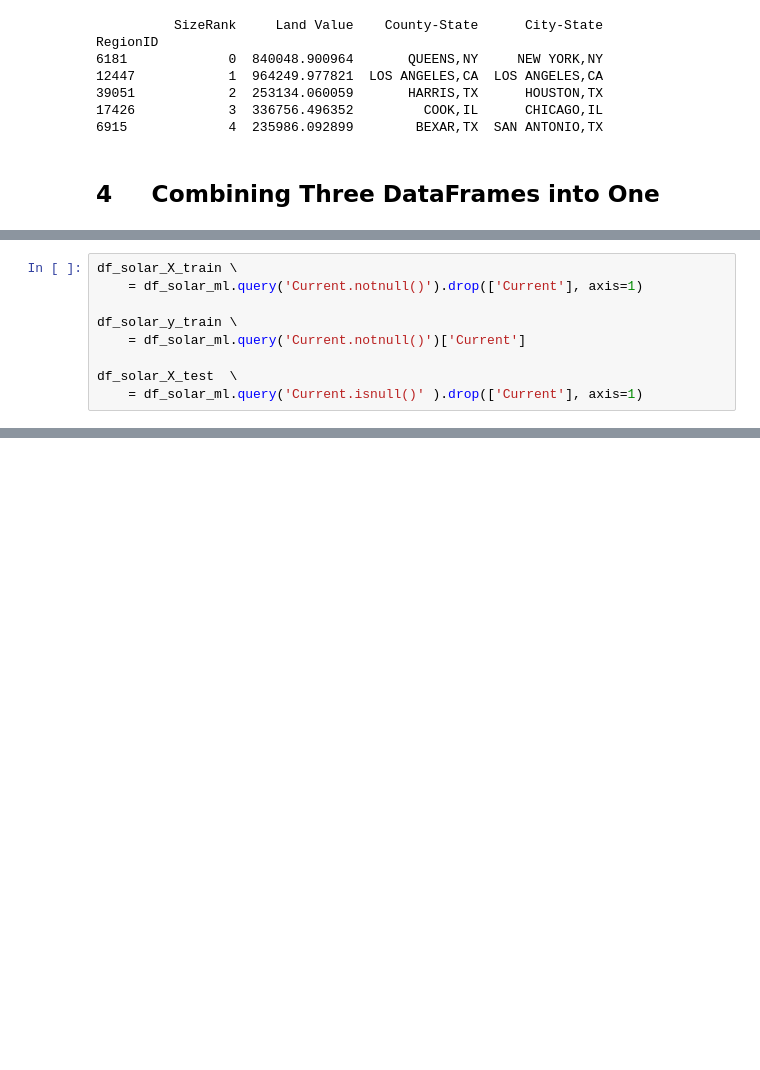
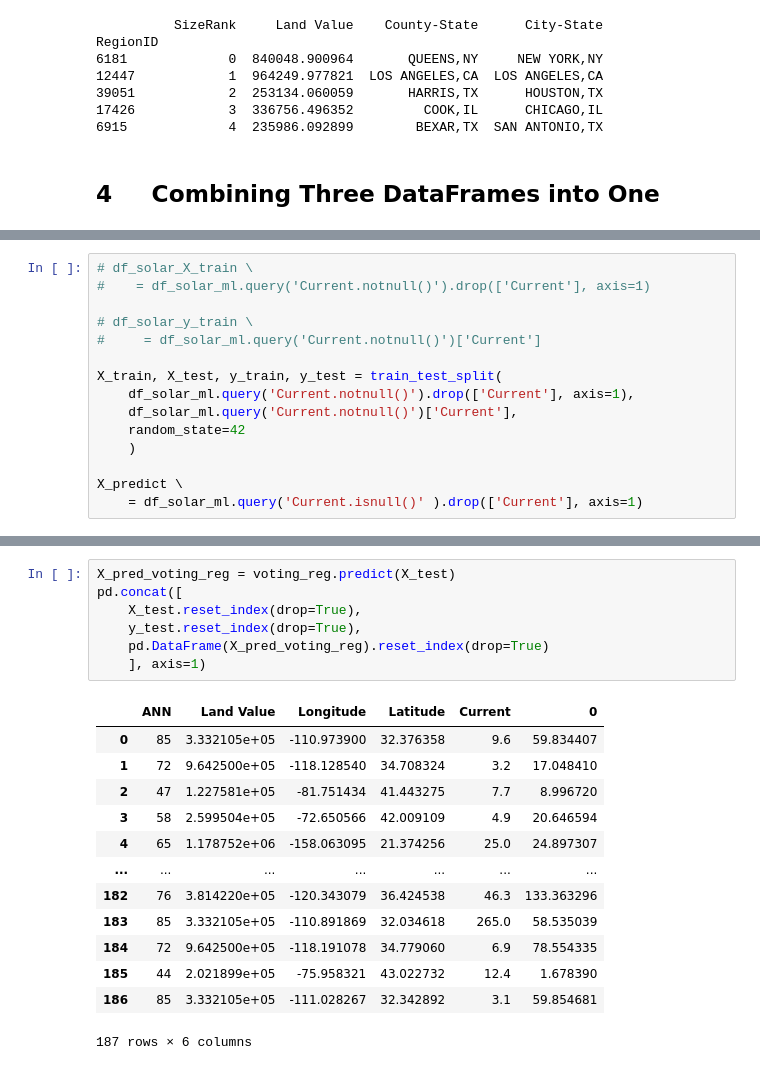
Before and after one commit to Nathan-Oyama-Personal/berkeley-ai, a Jupyter notebook: module20/eda.ipynb, the cells around one changed output, grey strips where cells are left out. Cells and saved outputs as stored; diff of their text form; blank space fills up the shorter version.

```diff
--- a/module20/eda.ipynb
+++ b/module20/eda.ipynb
@@ -416,9 +443,15 @@ print(df_solar.query('Current.isnull()').shape)
 # %%
-df_solar_X_train \
-    = df_solar_ml.query('Current.notnull()').drop(['Current'], axis=1)
+# df_solar_X_train \
+#    = df_solar_ml.query('Current.notnull()').drop(['Current'], axis=1)
 
-df_solar_y_train \
-    = df_solar_ml.query('Current.notnull()')['Current']
+# df_solar_y_train \
+#     = df_solar_ml.query('Current.notnull()')['Current']
 
-df_solar_X_test  \
+X_train, X_test, y_train, y_test = train_test_split(
+    df_solar_ml.query('Current.notnull()').drop(['Current'], axis=1),
+    df_solar_ml.query('Current.notnull()')['Current'],
+    random_state=42
+    )
+
+X_predict \
     = df_solar_ml.query('Current.isnull()' ).drop(['Current'], axis=1)
@@ -453,0 +562,21 @@ print(df_solar_X_test.head())
+# %%
+X_pred_voting_reg = voting_reg.predict(X_test)
+pd.concat([
+    X_test.reset_index(drop=True),
+    y_test.reset_index(drop=True),
+    pd.DataFrame(X_pred_voting_reg).reset_index(drop=True)
+    ], axis=1)
+# %% [output]
+|  | ANN | Land Value | Longitude | Latitude | Current | 0 |
+| 0 | 85 | 3.332105e+05 | -110.973900 | 32.376358 | 9.6 | 59.834407 |
+| 1 | 72 | 9.642500e+05 | -118.128540 | 34.708324 | 3.2 | 17.048410 |
+| 2 | 47 | 1.227581e+05 | -81.751434 | 41.443275 | 7.7 | 8.996720 |
+| 3 | 58 | 2.599504e+05 | -72.650566 | 42.009109 | 4.9 | 20.646594 |
+| 4 | 65 | 1.178752e+06 | -158.063095 | 21.374256 | 25.0 | 24.897307 |
+| ... | ... | ... | ... | ... | ... | ... |
+| 182 | 76 | 3.814220e+05 | -120.343079 | 36.424538 | 46.3 | 133.363296 |
+| 183 | 85 | 3.332105e+05 | -110.891869 | 32.034618 | 265.0 | 58.535039 |
+| 184 | 72 | 9.642500e+05 | -118.191078 | 34.779060 | 6.9 | 78.554335 |
+| 185 | 44 | 2.021899e+05 | -75.958321 | 43.022732 | 12.4 | 1.678390 |
+| 186 | 85 | 3.332105e+05 | -111.028267 | 32.342892 | 3.1 | 59.854681 |
+187 rows × 6 columns
```
Also changed, not shown: parts of 22 cells of this notebook.
